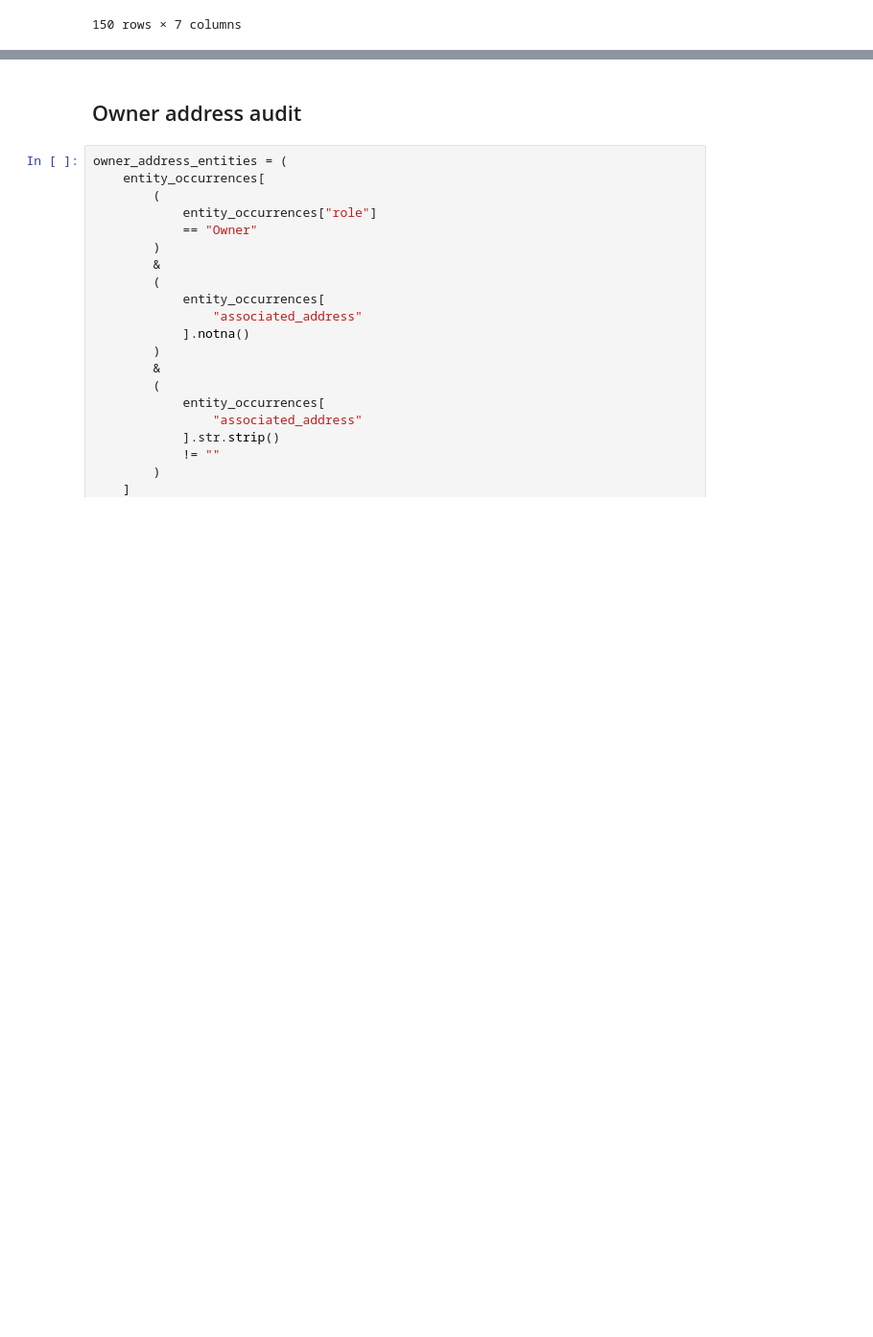
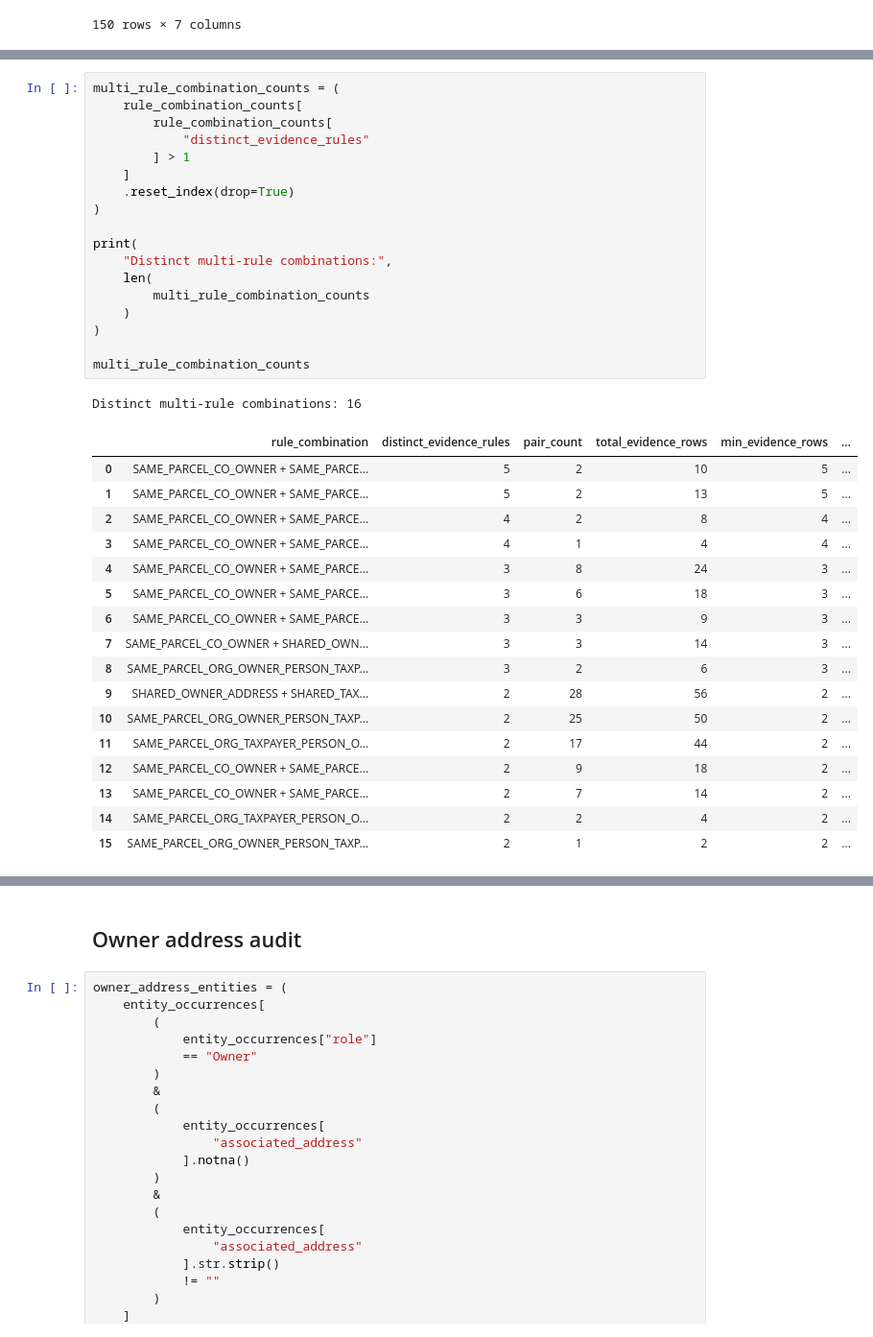
Before and after one commit to mattphinney-94/kzoo_county_project, a Jupyter notebook: Finalized_Entity_Table_Analysis.ipynb, the cells around one changed output, grey strips where cells are left out. Shown at 96% size. Cells and saved outputs as stored; diff of their text form; blank space fills up the shorter version.

```diff
--- a/Finalized_Entity_Table_Analysis.ipynb
+++ b/Finalized_Entity_Table_Analysis.ipynb
@@ -1598,0 +1703,37 @@ Stage 5C audit-to-production reconciliation passed.
+# %%
+multi_rule_combination_counts = (
+    rule_combination_counts[
+        rule_combination_counts[
+            "distinct_evidence_rules"
+        ] > 1
+    ]
+    .reset_index(drop=True)
+)
+
+print(
+    "Distinct multi-rule combinations:",
+    len(
+        multi_rule_combination_counts
+    )
+)
+
+multi_rule_combination_counts
+# %% [output]
+Distinct multi-rule combinations: 16
+|  | rule_combination | distinct_evidence_rules | pair_count | total_evidence_rows | min_evidence_rows | ... |
+| 0 | SAME_PARCEL_CO_OWNER + SAME_PARCE... | 5 | 2 | 10 | 5 | ... |
+| 1 | SAME_PARCEL_CO_OWNER + SAME_PARCE... | 5 | 2 | 13 | 5 | ... |
+| 2 | SAME_PARCEL_CO_OWNER + SAME_PARCE... | 4 | 2 | 8 | 4 | ... |
+| 3 | SAME_PARCEL_CO_OWNER + SAME_PARCE... | 4 | 1 | 4 | 4 | ... |
+| 4 | SAME_PARCEL_CO_OWNER + SAME_PARCE... | 3 | 8 | 24 | 3 | ... |
+| 5 | SAME_PARCEL_CO_OWNER + SAME_PARCE... | 3 | 6 | 18 | 3 | ... |
+| 6 | SAME_PARCEL_CO_OWNER + SAME_PARCE... | 3 | 3 | 9 | 3 | ... |
+| 7 | SAME_PARCEL_CO_OWNER + SHARED_OWN... | 3 | 3 | 14 | 3 | ... |
+| 8 | SAME_PARCEL_ORG_OWNER_PERSON_TAXP... | 3 | 2 | 6 | 3 | ... |
+| 9 | SHARED_OWNER_ADDRESS + SHARED_TAX... | 2 | 28 | 56 | 2 | ... |
+| 10 | SAME_PARCEL_ORG_OWNER_PERSON_TAXP... | 2 | 25 | 50 | 2 | ... |
+| 11 | SAME_PARCEL_ORG_TAXPAYER_PERSON_O... | 2 | 17 | 44 | 2 | ... |
+| 12 | SAME_PARCEL_CO_OWNER + SAME_PARCE... | 2 | 9 | 18 | 2 | ... |
+| 13 | SAME_PARCEL_CO_OWNER + SAME_PARCE... | 2 | 7 | 14 | 2 | ... |
+| 14 | SAME_PARCEL_ORG_TAXPAYER_PERSON_O... | 2 | 2 | 4 | 2 | ... |
+| 15 | SAME_PARCEL_ORG_OWNER_PERSON_TAXP... | 2 | 1 | 2 | 2 | ... |
```
Also changed, not shown: parts of 123 cells of this notebook, 1 other file.
